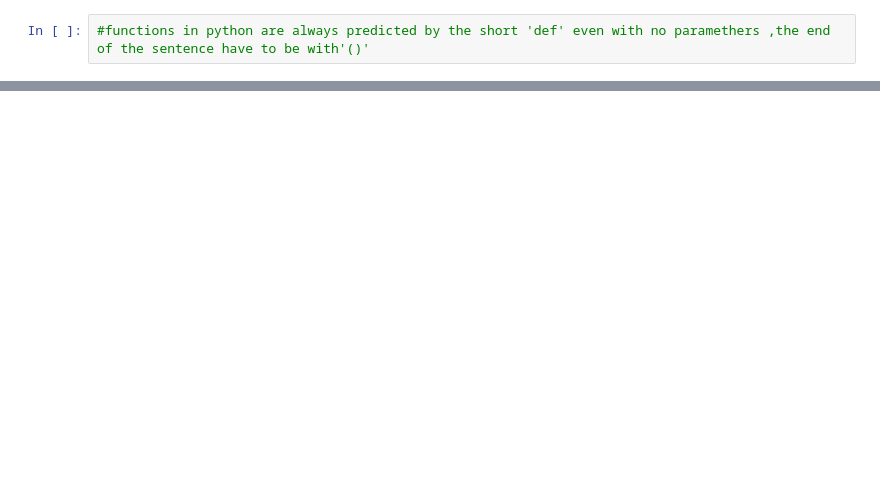
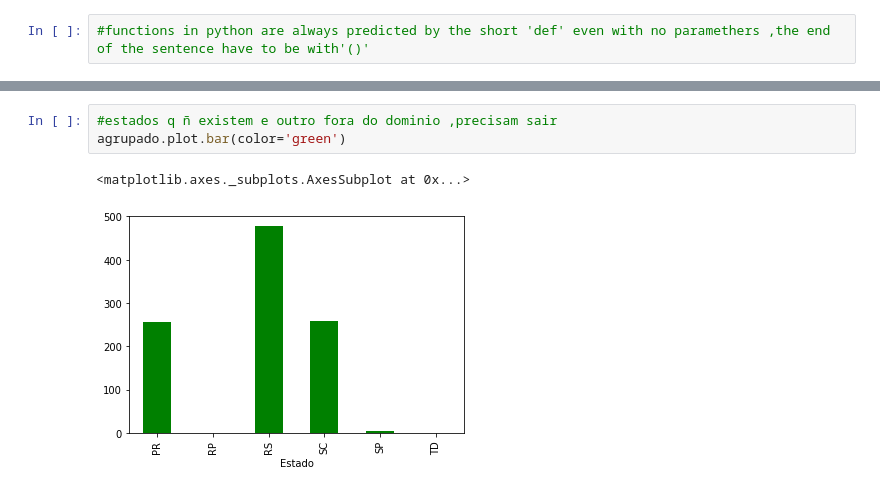
Before and after one commit to WandersonGustavo/Udemy_Data, a Jupyter notebook: Untitled0.ipynb, the cells around one changed output, grey strips where cells are left out. Drawn from its saved outputs; the diff is of its cells as text; blank space fills up the shorter version.

```diff
--- a/Untitled0.ipynb
+++ b/Untitled0.ipynb
@@ -363,0 +343,6 @@ dados.iloc[[0,1,2,3,7],0:5]#pegou linhas 0,1,2,3,7 nas colunas de 0 a4
+# %%
+#estados q ñ existem e outro fora do dominio ,precisam sair
+agrupado.plot.bar(color='green')
+# %% [output]
+<matplotlib.axes._subplots.AxesSubplot at 0x...>
+[figure, added]
```
Also changed, not shown: parts of 35 cells of this notebook.
